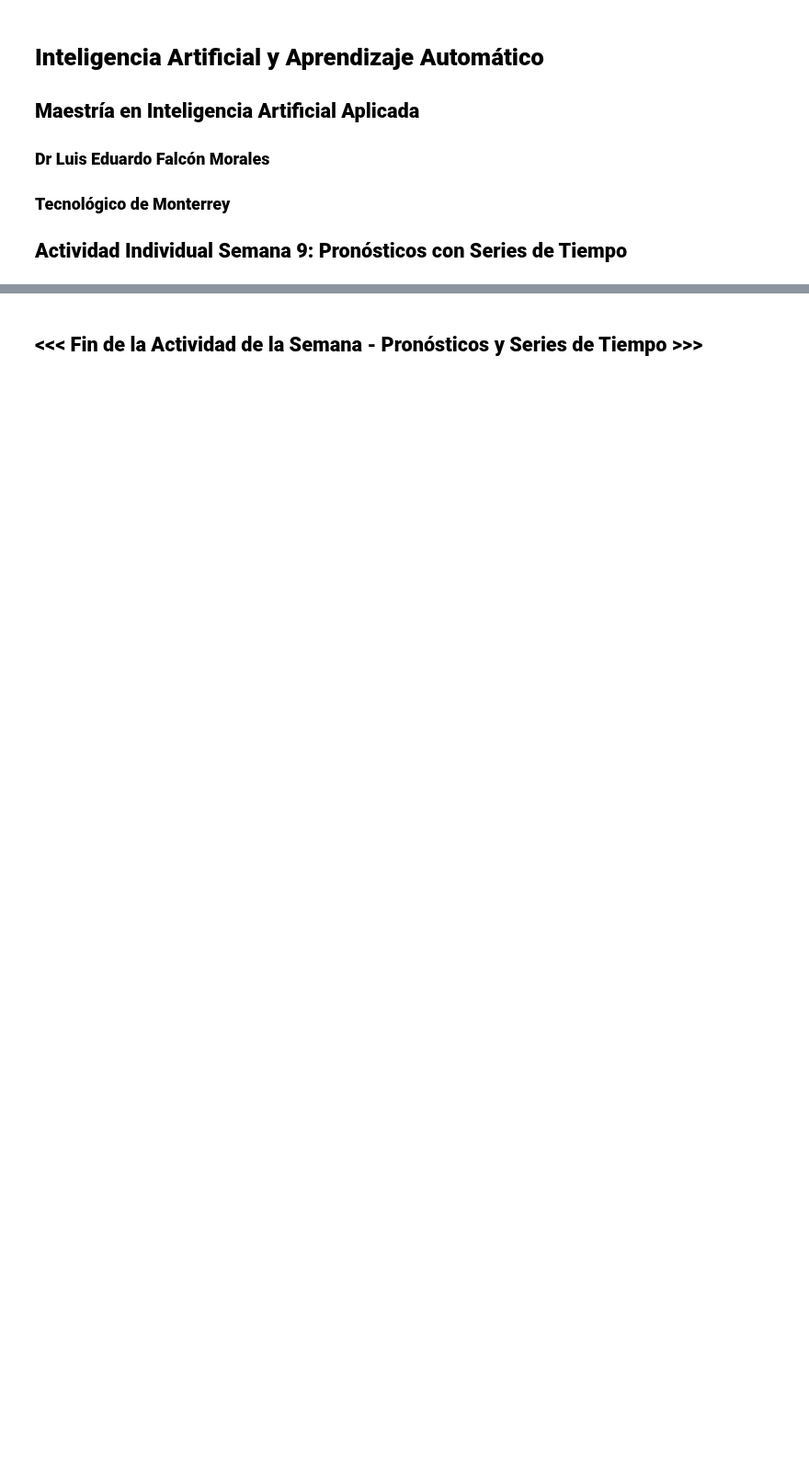
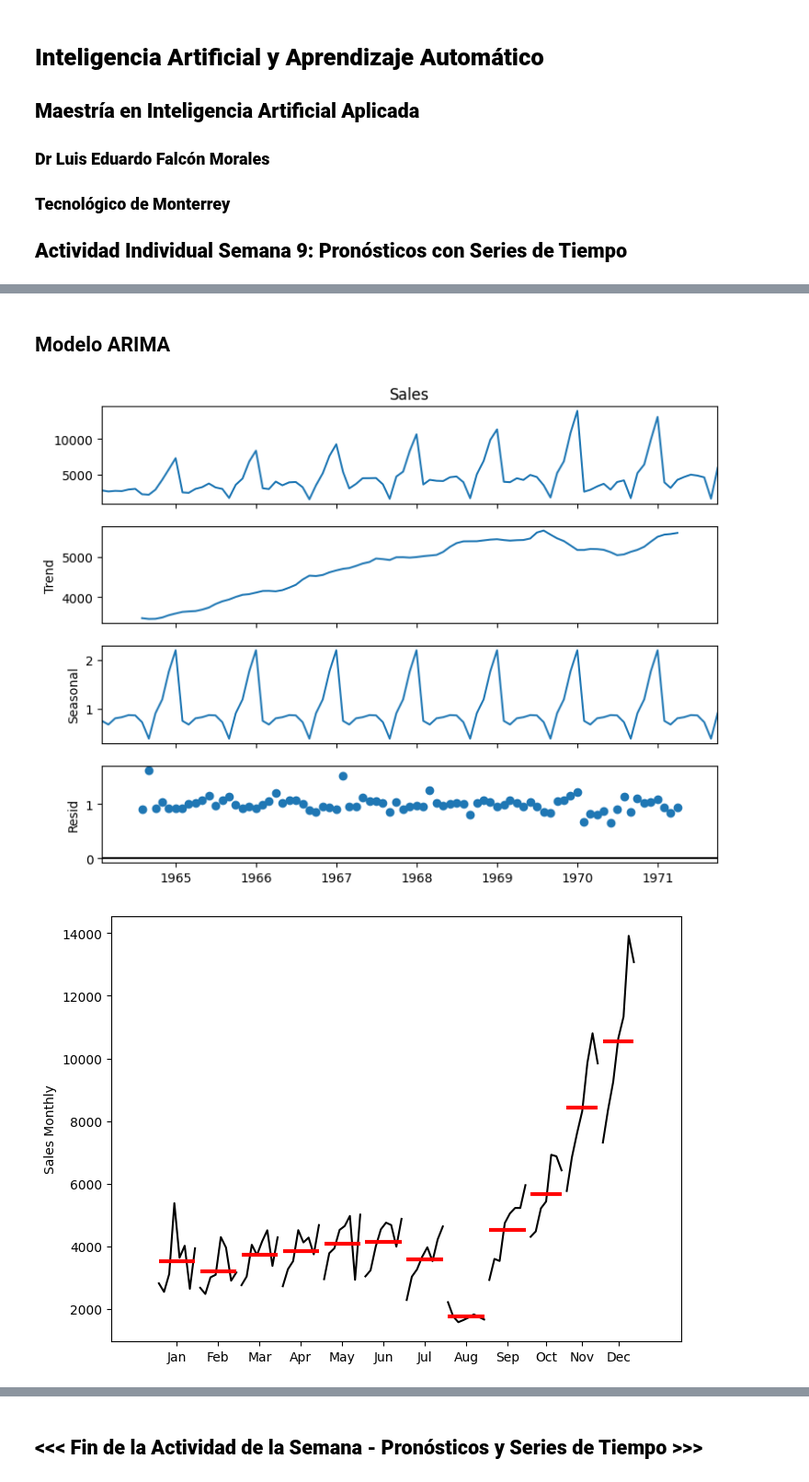
Before and after one commit to MarceloIsmael21/IA-ML, a Jupyter notebook: Semana 9/MNA_IAyAA_Actividad_Pronosticos_Series_de_Tiempo.ipynb, the cells around one changed output, grey strips where cells are left out. Shown at 92% size. Saved outputs shown, nothing was run; the diff lists cells and outputs as text; code cells hidden in the pictures; blank space fills up the shorter version.

```diff
--- a/Semana 9/MNA_IAyAA_Actividad_Pronosticos_Series_de_Tiempo.ipynb
+++ b/Semana 9/MNA_IAyAA_Actividad_Pronosticos_Series_de_Tiempo.ipynb
@@ -17,0 +110,22 @@ df.plot()
+# %% [markdown]
+## Modelo ARIMA
+# %%
+# Gráficos de descomposición estacional:
+decomposition = seasonal_decompose(train['Sales'].resample('M').mean(), model='multiplicative')
+fig = decomposition.plot()
+fig.set_size_inches(8,6)
+plt.show()
+
+
+# Gráfica para detección de estacionalidad mensual:
+fig2 = month_plot(train['Sales'].resample('M').mean(), ylabel='Sales Monthly')
+fig2.set_size_inches(8,6)
+plt.show()
+
+# Si queremos graficar y detectar estacionalidad trimestral:
+fig3 = quarter_plot(train['Sales'].resample('Q').mean(), ylabel='Sales trim')
+fig3.set_size_inches(8,6)
+plt.show()
+# %% [output]
+[figure, added]
+[figure, added]
```
Also changed, not shown: parts of 30 cells of this notebook.
